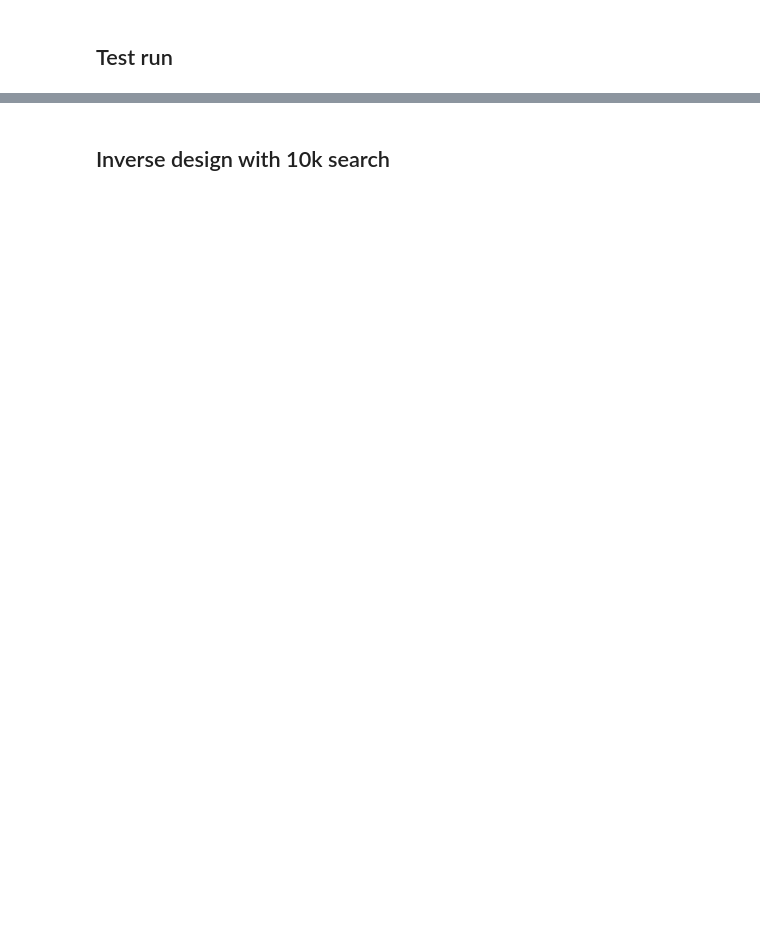
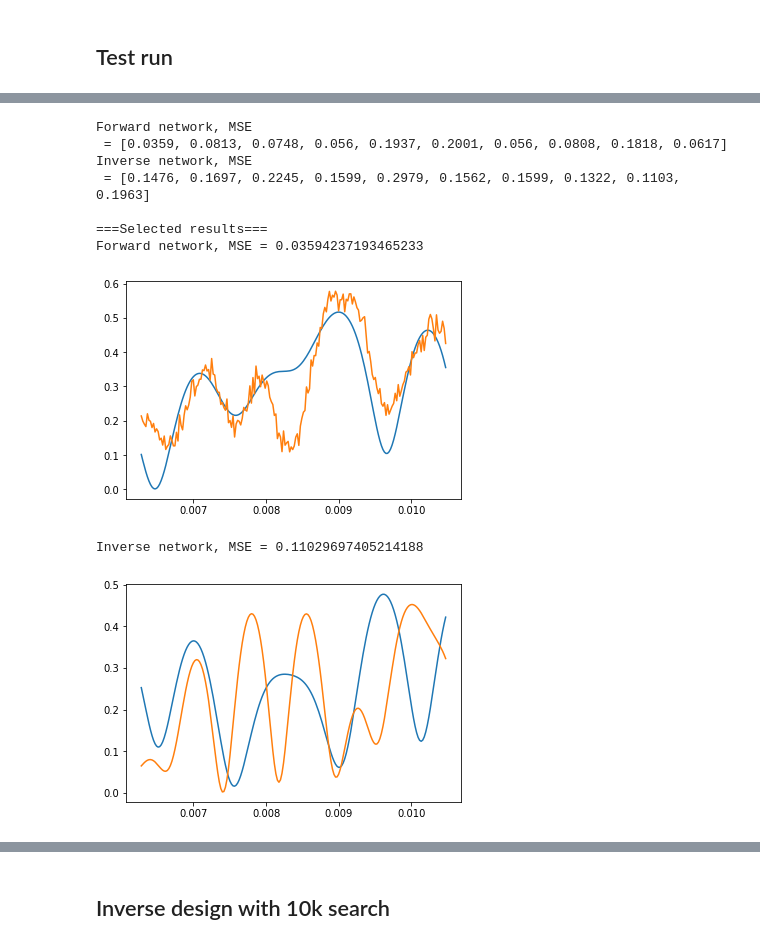
Before and after one commit to Thessal/inverse_design, a Jupyter notebook: dev.ipynb, the cells around one changed output, grey strips where cells are left out. Cells and saved outputs as stored; diff of their text form; code cells hidden in the pictures; blank space fills up the shorter version.

```diff
--- a/dev.ipynb
+++ b/dev.ipynb
@@ -14,5 +16,23 @@ I reduce output unit size to 6 and try to replicate the work.
 # %%
 import inverse_design
+def test(inv, df):
+    tests = [inv.test(df) for _ in range(10)]
+
+    print(f"Forward network, MSE\n = {[round(t['forward']['mse'].numpy(),4) for t in tests]}")
+    print(f"Inverse network, MSE\n = {[round(t['inverse']['mse'].numpy(),4) for t in tests]}")
+
+    import numpy as np
+    import matplotlib.pyplot as plt
+    print()
+    print("===Selected results===")
+    chosen_forward = tests[np.argmin([t["forward"]["mse"] for t in tests])]['forward']
+    chosen_inverse = tests[np.argmin([t["inverse"]["mse"] for t in tests])]['inverse']
+    print(f"Forward network, MSE = {chosen_forward['mse']}")
+    plt.plot(chosen_forward["true"][0],chosen_forward["true"][1],chosen_forward["pred"][0],chosen_forward["pred"][1])
+    plt.show()
+    print(f"Inverse network, MSE = {chosen_inverse['mse']}")
+    plt.plot(chosen_inverse["true"][0],chosen_inverse["true"][1],chosen_inverse["pred"][0],chosen_inverse["pred"][1])
+    plt.show()
 # %% [markdown]
 ## Test run
 # %%
@@ -45,3 +60,16 @@ Output structure : [103.0, 76.5, 102.7, 106.2]
 INFO:tensorflow:Assets written to: models/model_foward_b896d787bdb61e4c4ef8a7442a708a5f_test/assets
 INFO:tensorflow:Assets written to: models/model_backward_b896d787bdb61e4c4ef8a7442a708a5f_test/assets
 INFO:tensorflow:Assets written to: models/model_inverse_b896d787bdb61e4c4ef8a7442a708a5f_test/assets
+# %%
+test(inv,df)
+# %% [output]
+Forward network, MSE
+ = [0.0359, 0.0813, 0.0748, 0.056, 0.1937, 0.2001, 0.056, 0.0808, 0.1818, 0.0617]
+Inverse network, MSE
+ = [0.1476, 0.1697, 0.2245, 0.1599, 0.2979, 0.1562, 0.1599, 0.1322, 0.1103, 0.1963]
+
+===Selected results===
+Forward network, MSE = 0.03594237193465233
+[figure, added]
+Inverse network, MSE = 0.11029697405214188
+[figure, added]
```
Also changed, not shown: parts of 13 cells of this notebook, 1 other file.
